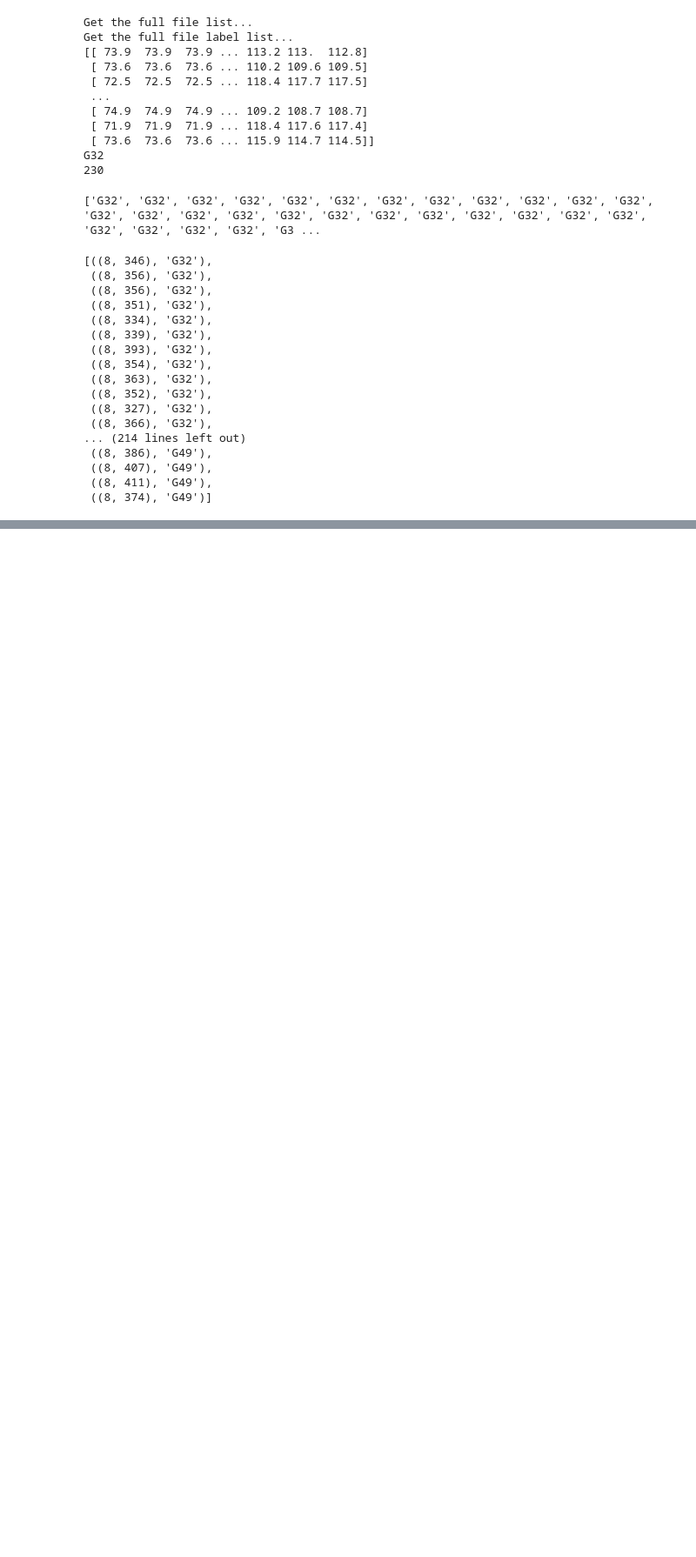
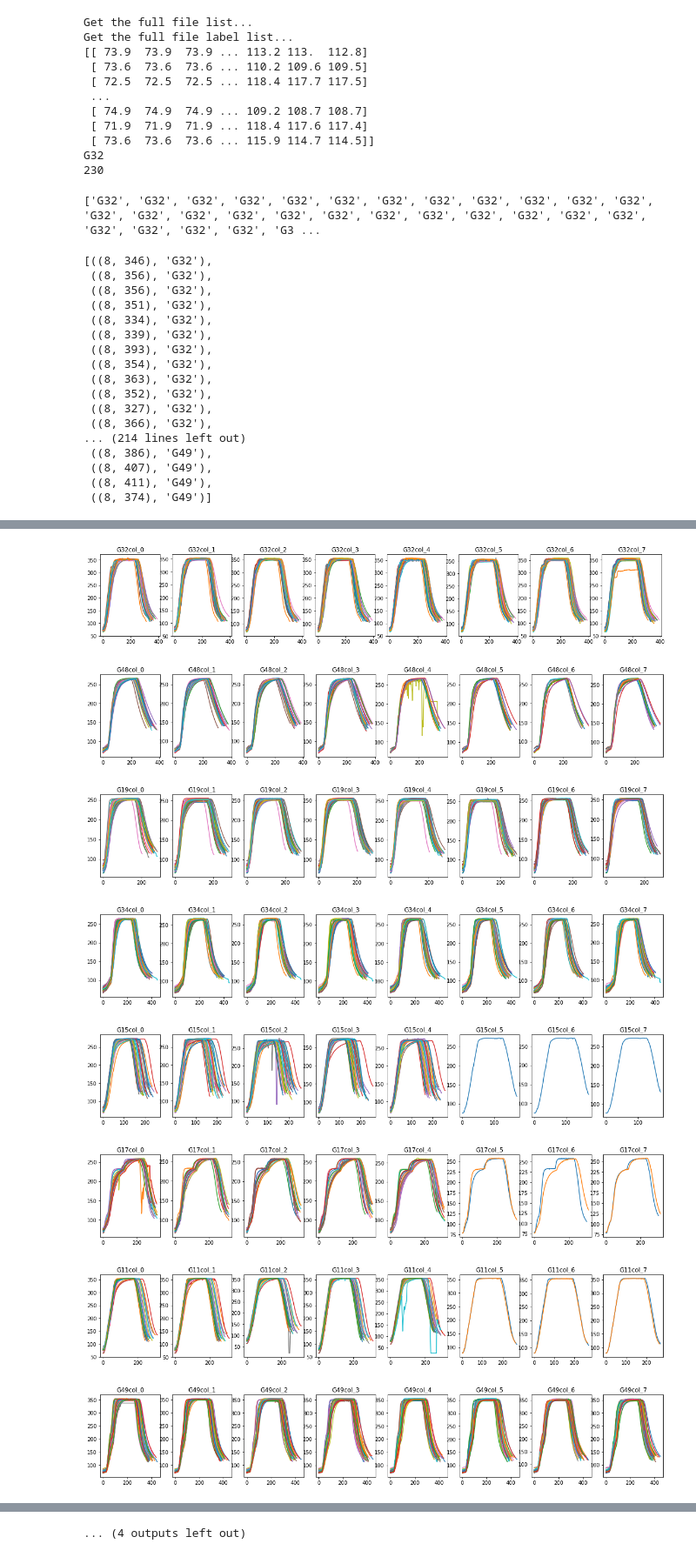
Before and after one commit to joey3639570/bigdata_analysis, a Jupyter notebook: vincent_workplace.ipynb, the cells around one changed output, grey strips where cells are left out. Shown at 87% size. Saved outputs shown, nothing was run; the diff lists cells and outputs as text; code cells hidden in the pictures; blank space fills up the shorter version.

```diff
--- a/vincent_workplace.ipynb
+++ b/vincent_workplace.ipynb
@@ -89,0 +129,18 @@ plot_all()
+# %%
+#datatsets = non_zero_fix(datasets)
+fixed_d = non_zero_fix(datasets)
+fixed_d = interpolation_fix(fixed_d)
+plot_all(fixed_d)
+noise = show_noise(fixed_d)
+plot_all(noise, prefix="noise", ylim=(-15, 15))
+
+#plot_all(fixed_d, ylim=(-15, 15))
+# %% [output]
+[figure, added]
+[figure, added]
+[figure, added]
+[figure, added]
+[figure, added]
+[figure, added]
+[figure, added]
+[figure, added]
@@ -89,0 +151 @@ plot_all()
+... (4 outputs left out)
```
Also changed, not shown: parts of 6 cells of this notebook, 1 other file.
